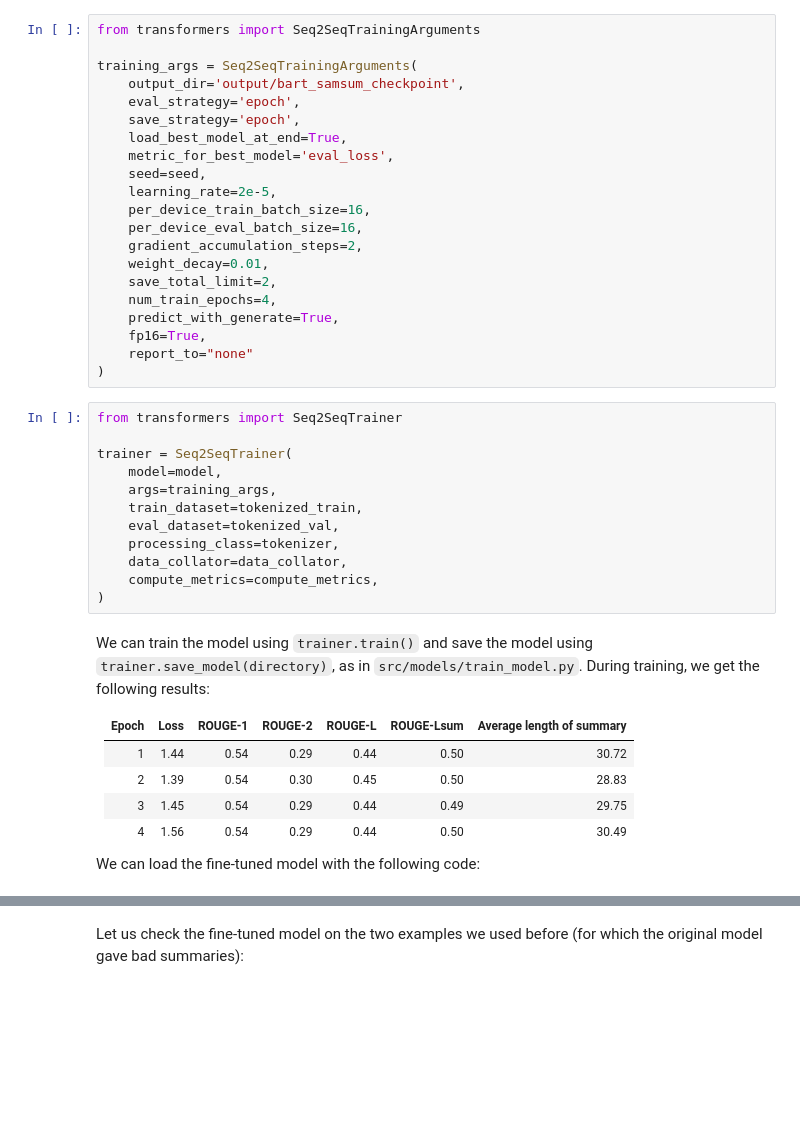
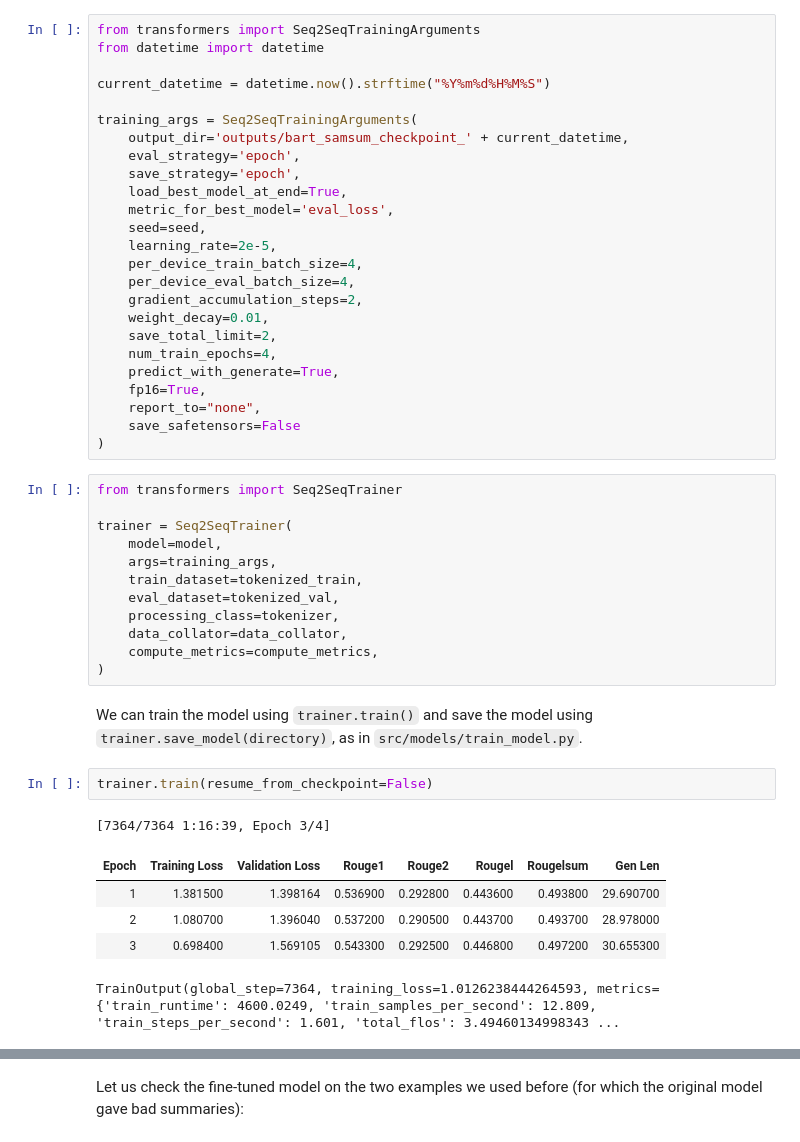
Before and after one commit to dhk628/text-summarization, a Jupyter notebook: dialogue.ipynb, the cells around one changed output, grey strips where cells are left out. Cells and saved outputs as stored; diff of their text form; blank space fills up the shorter version.

```diff
--- a/dialogue.ipynb
+++ b/dialogue.ipynb
@@ -682,23 +682,27 @@ def compute_metrics(eval_pred):
 # %%
 from transformers import Seq2SeqTrainingArguments
+from datetime import datetime
+
+current_datetime = datetime.now().strftime("%Y%m%d%H%M%S")
 
 training_args = Seq2SeqTrainingArguments(
-    output_dir='output/bart_samsum_checkpoint',
+    output_dir='outputs/bart_samsum_checkpoint_' + current_datetime,
     eval_strategy='epoch',
     save_strategy='epoch',
     load_best_model_at_end=True,
     metric_for_best_model='eval_loss',
     seed=seed,
     learning_rate=2e-5,
-    per_device_train_batch_size=16,
-    per_device_eval_batch_size=16,
+    per_device_train_batch_size=4,
+    per_device_eval_batch_size=4,
     gradient_accumulation_steps=2,
     weight_decay=0.01,
     save_total_limit=2,
     num_train_epochs=4,
     predict_with_generate=True,
     fp16=True,
-    report_to="none"
+    report_to="none",
+    save_safetensors=False
 )
 # %%
 from transformers import Seq2SeqTrainer
@@ -713,13 +717,13 @@ trainer = Seq2SeqTrainer(
     compute_metrics=compute_metrics,
 )
 # %% [markdown]
-We can train the model using `trainer.train()` and save the model using `trainer.save_model(directory)`, as in `src/models/train_model.py`. During training, we get the following results:
-
-Epoch | Loss | ROUGE-1 | ROUGE-2 | ROUGE-L | ROUGE-Lsum | Average length of summary
--- | -- | -- | -- | -- | -- | --
-1 | 1.44 | 0.54 | 0.29 | 0.44 | 0.50 | 30.72
-2 | 1.39 | 0.54 | 0.30 | 0.45 | 0.50 | 28.83
-3 | 1.45 | 0.54 | 0.29 | 0.44 | 0.49 | 29.75
-4 | 1.56 | 0.54 | 0.29 | 0.44 | 0.50 | 30.49
-
-We can load the fine-tuned model with the following code:
+We can train the model using `trainer.train()` and save the model using `trainer.save_model(directory)`, as in `src/models/train_model.py`.
+# %%
+trainer.train(resume_from_checkpoint=False)
+# %% [output]
+[7364/7364 1:16:39, Epoch 3/4]
+| Epoch | Training Loss | Validation Loss | Rouge1 | Rouge2 | Rougel | Rougelsum | Gen Len |
+| 1 | 1.381500 | 1.398164 | 0.536900 | 0.292800 | 0.443600 | 0.493800 | 29.690700 |
+| 2 | 1.080700 | 1.396040 | 0.537200 | 0.290500 | 0.443700 | 0.493700 | 28.978000 |
+| 3 | 0.698400 | 1.569105 | 0.543300 | 0.292500 | 0.446800 | 0.497200 | 30.655300 |
+TrainOutput(global_step=7364, training_loss=1.0126238444264593, metrics={'train_runtime': 4600.0249, 'train_samples_per_second': 12.809, 'train_steps_per_second': 1.601, 'total_flos': 3.49460134998343 ...
```
Also changed, not shown: parts of 8 cells of this notebook, 1 other file.
